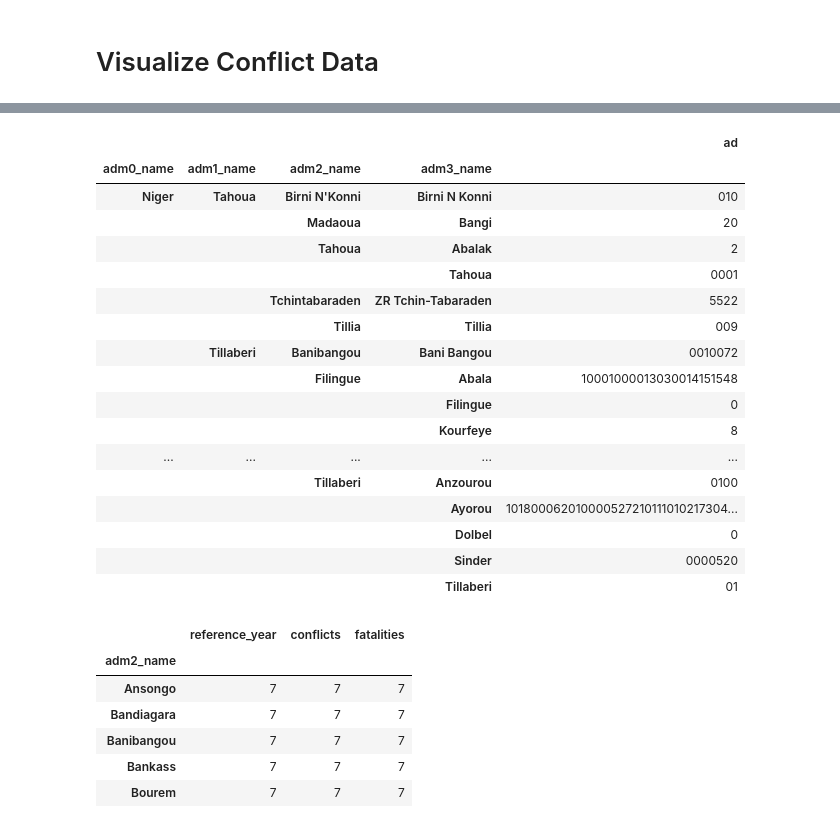
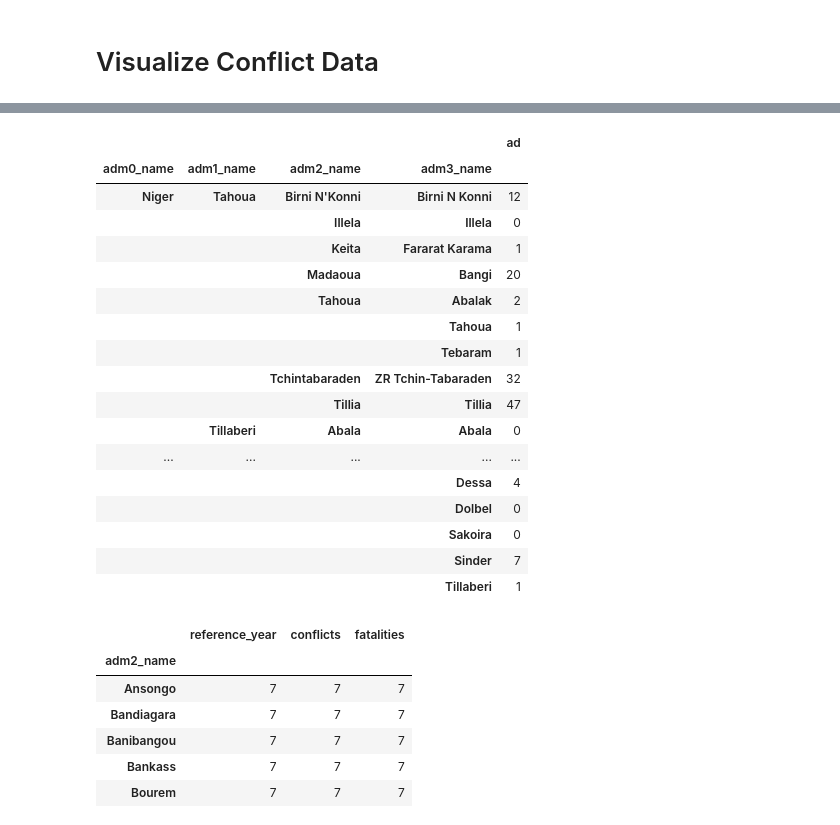
Before and after one commit to alegalli/conflictSahel, a Jupyter notebook: visualization/conflict.ipynb, the cells around one changed output, grey strips where cells are left out. Drawn from its saved outputs; the diff is of its cells as text; code cells hidden in the pictures.

Commit message:
conflict dtype, update adm2, year bug

```diff
--- a/visualization/conflict.ipynb
+++ b/visualization/conflict.ipynb
@@ -8,7 +8,8 @@ import numpy as np
 import pandas as pd
 import seaborn as sns
 # %%
-confb = pd.read_csv('../data/Conflict Data/conflict_data_ner.csv')
+# Visualize all Burkina Faso's provinces
+confb = pd.read_csv('../data/Conflict Data/conflict_data_mli.csv')
 confb.rename(columns={'country':'adm0_name',
                     'admin1':'adm1_name',
                     'admin2':'adm2_name',
@@ -27,9 +28,17 @@ confb.reference_year = confb.reference_year.astype(str).astype(int)
 confb.fatalities = confb.fatalities.astype(str).astype(int)
 confb = confb[confb.reference_year.isin([2014,2015,2016,2017,2018,2019,2020])]
 confb = confb[confb.adm1_name.isin(['Gao','Mopti','Tombouctou','Nord','Sahel','Est','Tahoua','Tillaberi'])]
+#confb = confb[confb.event_type.isin(['Battles','Explosions/Remote violence','Violence against civilians','Riots'])]
 confb = confb.reset_index(drop=True)
 
 #confb
 # Look for all different adm2_name
-pd.DataFrame({'fatalities_mean' :confb.groupby(['adm0_name','adm1_name','adm2_name','adm3_name'])['fatalities'].mean()})
+#pd.DataFrame({'fatalities_mean' : confb.groupby(['adm0_name','adm1_name','adm2_name','adm3_name'])['fatalities'].mean()})
+
+# Look for event_fatalities
+#pd.DataFrame({'event_fatalities' : confb.groupby(['event_type'])['fatalities'].mean()})
+#confb[confb.event_type == 'Protests']
+#confb[confb.reference_year==2020]
+#confb['fatalities'].mean()
+#
 # %% [output]
@@ -54,24 +82,25 @@ pd.DataFrame({'fatalities_mean' :confb.groupby(['adm0_name','adm1_name','adm2_na
 # %%
-pd.DataFrame({'ad' : confb.groupby(['adm0_name','adm1_name','adm2_name','adm3_name'])['fatalities'].sum()})
+# Look for total number of fatalities
+pd.DataFrame({'total_fatalities' : confb.groupby(['adm0_name','adm1_name','adm2_name','adm3_name'])['fatalities'].sum()})
 # %% [output]
 |  |  |  |  | ad |
 | adm0_name | adm1_name | adm2_name | adm3_name |  |
-| Niger | Tahoua | Birni N'Konni | Birni N Konni | 010 |
+| Niger | Tahoua | Birni N'Konni | Birni N Konni | 12 |
+|  |  | Illela | Illela | 0 |
+|  |  | Keita | Fararat Karama | 1 |
 |  |  | Madaoua | Bangi | 20 |
 |  |  | Tahoua | Abalak | 2 |
-|  |  |  | Tahoua | 0001 |
-|  |  | Tchintabaraden | ZR Tchin-Tabaraden | 5522 |
-|  |  | Tillia | Tillia | 009 |
-|  | Tillaberi | Banibangou | Bani Bangou | 0010072 |
-|  |  | Filingue | Abala | 10001000013030014151548 |
-|  |  |  | Filingue | 0 |
-|  |  |  | Kourfeye | 8 |
+|  |  |  | Tahoua | 1 |
+|  |  |  | Tebaram | 1 |
+|  |  | Tchintabaraden | ZR Tchin-Tabaraden | 32 |
+|  |  | Tillia | Tillia | 47 |
+|  | Tillaberi | Abala | Abala | 0 |
 | ... | ... | ... | ... | ... |
-|  |  | Tillaberi | Anzourou | 0100 |
-|  |  |  | Ayorou | 101800062010000527210111010217304... |
+|  |  |  | Dessa | 4 |
 |  |  |  | Dolbel | 0 |
-|  |  |  | Sinder | 0000520 |
-|  |  |  | Tillaberi | 01 |
+|  |  |  | Sakoira | 0 |
+|  |  |  | Sinder | 7 |
+|  |  |  | Tillaberi | 1 |
 # %%
 numb = pd.read_csv('../data/Conflict Data/conflict_numb.csv')
 # %%
```
Also changed, not shown: parts of 4 cells of this notebook, 5 other files.
